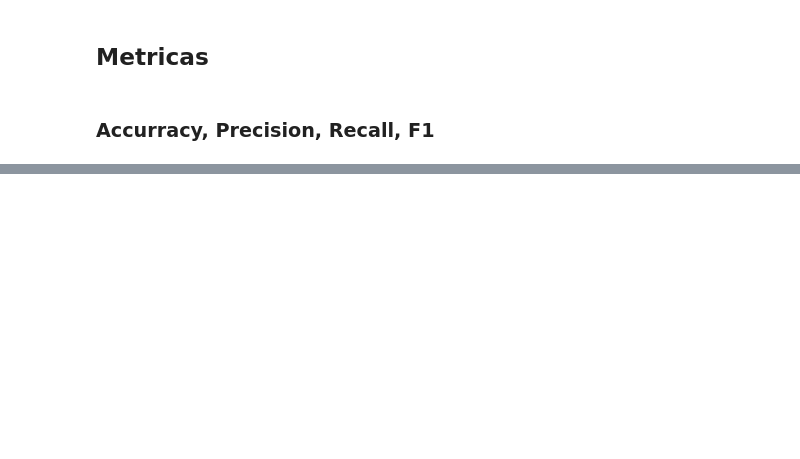
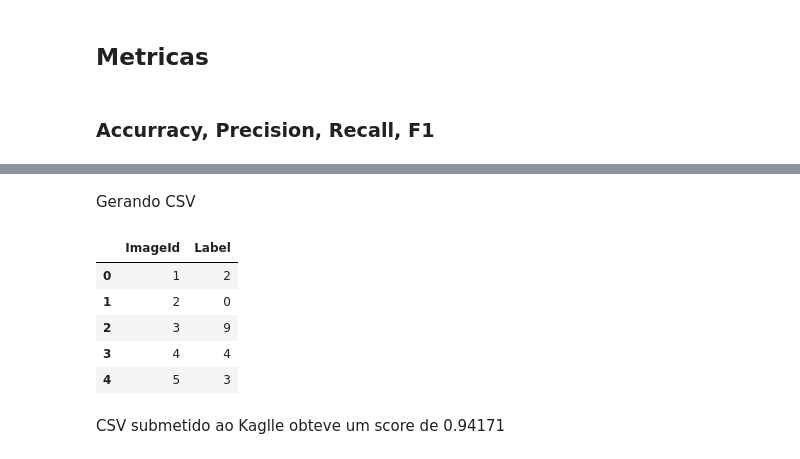
Before and after one commit to michelmelo25/Machine-Learning, a Jupyter notebook: TrabalhoFinal/Digit Recognizer.ipynb, the cells around one changed output, grey strips where cells are left out. Saved outputs shown, nothing was run; the diff lists cells and outputs as text; code cells hidden in the pictures; blank space fills up the shorter version.

Commit message:
Trabalho Final algumas correcoes e resultado do kaglle

```diff
--- a/TrabalhoFinal/Digit Recognizer.ipynb
+++ b/TrabalhoFinal/Digit Recognizer.ipynb
@@ -222,0 +197,2 @@ f1        0.9372497065143035
+# %% [markdown]
+Gerando CSV
@@ -222,0 +207,13 @@ f1        0.9372497065143035
+# %%
+res = pd.read_csv('resposta.csv')
+# %%
+res.head()
+# %% [output]
+|  | ImageId | Label |
+| 0 | 1 | 2 |
+| 1 | 2 | 0 |
+| 2 | 3 | 9 |
+| 3 | 4 | 4 |
+| 4 | 5 | 3 |
+# %% [markdown]
+CSV submetido ao Kaglle obteve um score de 0.94171
```
Also changed, not shown: parts of 29 cells of this notebook, 2 other files.
